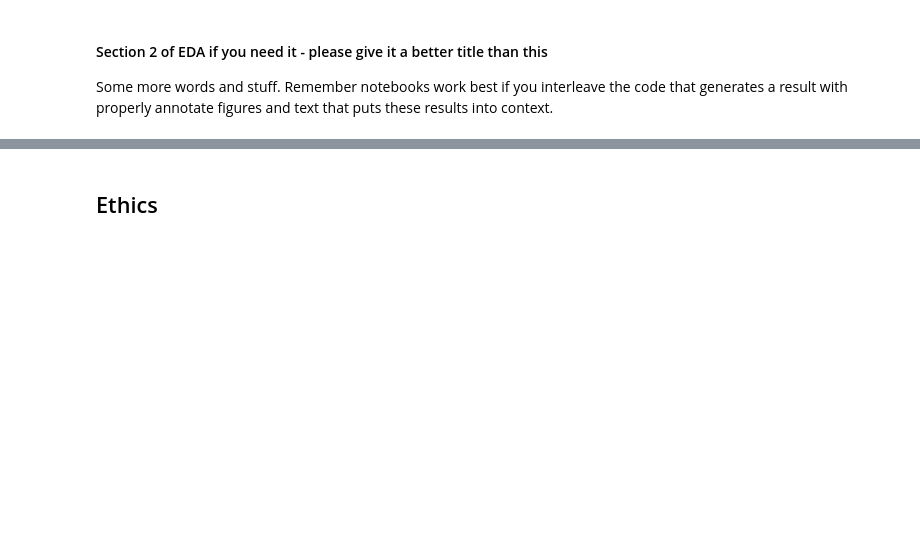
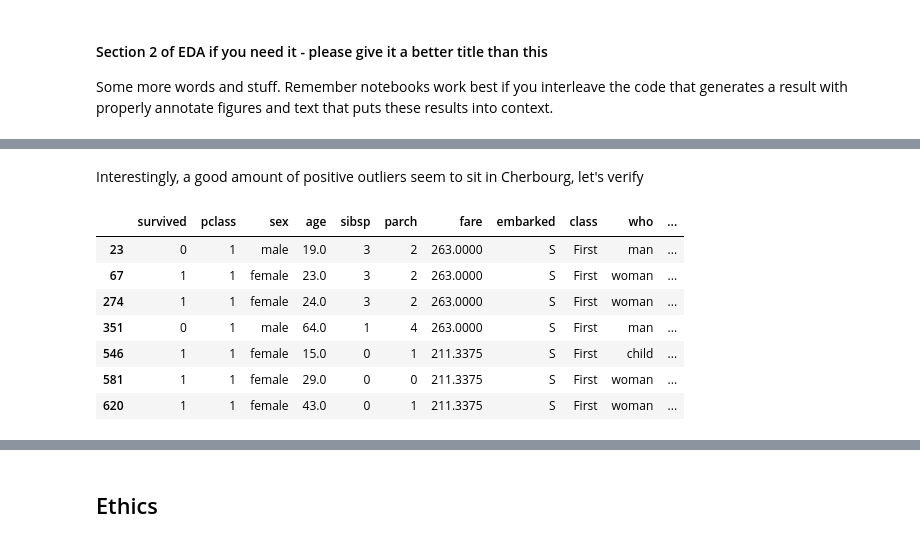
Before and after one commit to COGS108/Group036_WI26, a Jupyter notebook: 02-EDACheckpoint.ipynb, the cells around one changed output, grey strips where cells are left out. Saved outputs shown, nothing was run; the diff lists cells and outputs as text; code cells hidden in the pictures; blank space fills up the shorter version.

```diff
--- a/02-EDACheckpoint.ipynb
+++ b/02-EDACheckpoint.ipynb
@@ -254,0 +316,16 @@ Some more words and stuff.  Remember notebooks work best if you interleave the c
+# %% [markdown]
+Interestingly, a good amount of positive outliers seem to sit in Cherbourg, let's verify
+# %%
+df_s = df[(df['embarked'] == 'S') & (df['fare'] > fare_cutoff)]
+df_c = df[(df['embarked'] == 'C') & (df['fare'] > fare_cutoff)]
+df_q = df[(df['embarked'] == 'Q') & (df['fare'] > fare_cutoff)]
+df_s
+# %% [output]
+|  | survived | pclass | sex | age | sibsp | parch | fare | embarked | class | who | ... |
+| 23 | 0 | 1 | male | 19.0 | 3 | 2 | 263.0000 | S | First | man | ... |
+| 67 | 1 | 1 | female | 23.0 | 3 | 2 | 263.0000 | S | First | woman | ... |
+| 274 | 1 | 1 | female | 24.0 | 3 | 2 | 263.0000 | S | First | woman | ... |
+| 351 | 0 | 1 | male | 64.0 | 1 | 4 | 263.0000 | S | First | man | ... |
+| 546 | 1 | 1 | female | 15.0 | 0 | 1 | 211.3375 | S | First | child | ... |
+| 581 | 1 | 1 | female | 29.0 | 0 | 0 | 211.3375 | S | First | woman | ... |
+| 620 | 1 | 1 | female | 43.0 | 0 | 1 | 211.3375 | S | First | woman | ... |
```
Also changed, not shown: parts of 20 cells of this notebook.
